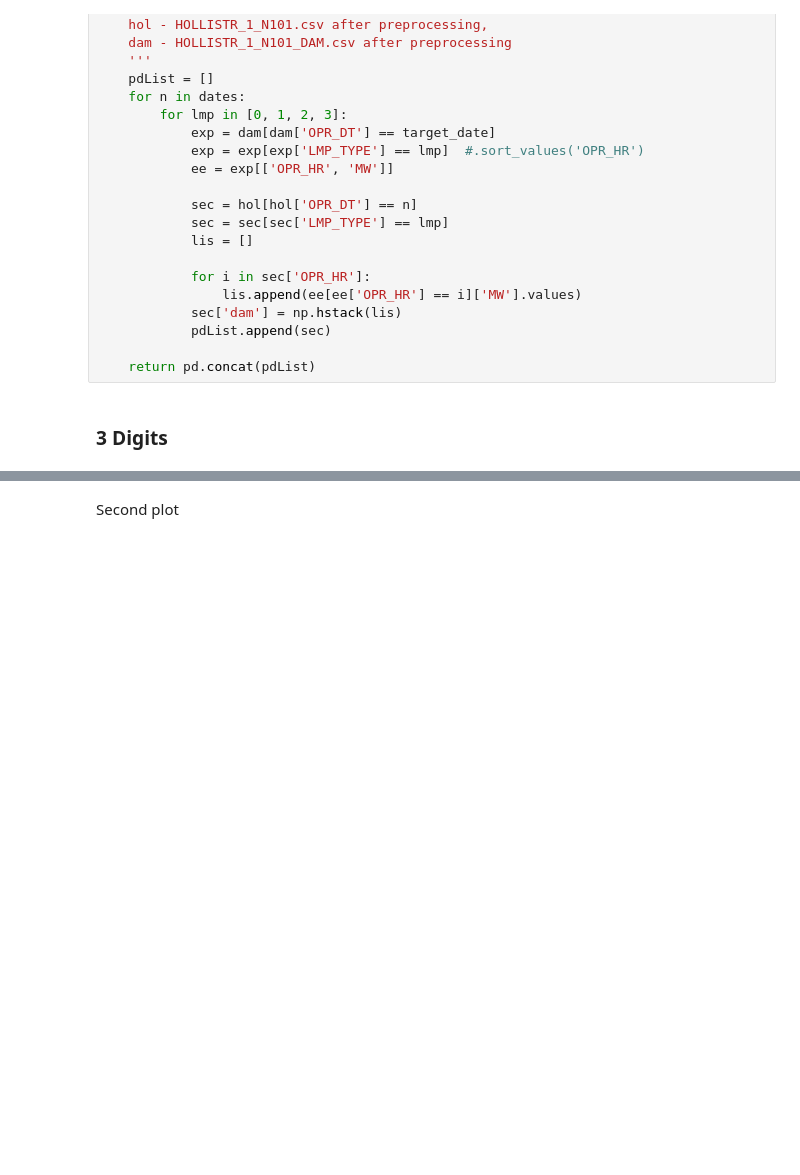
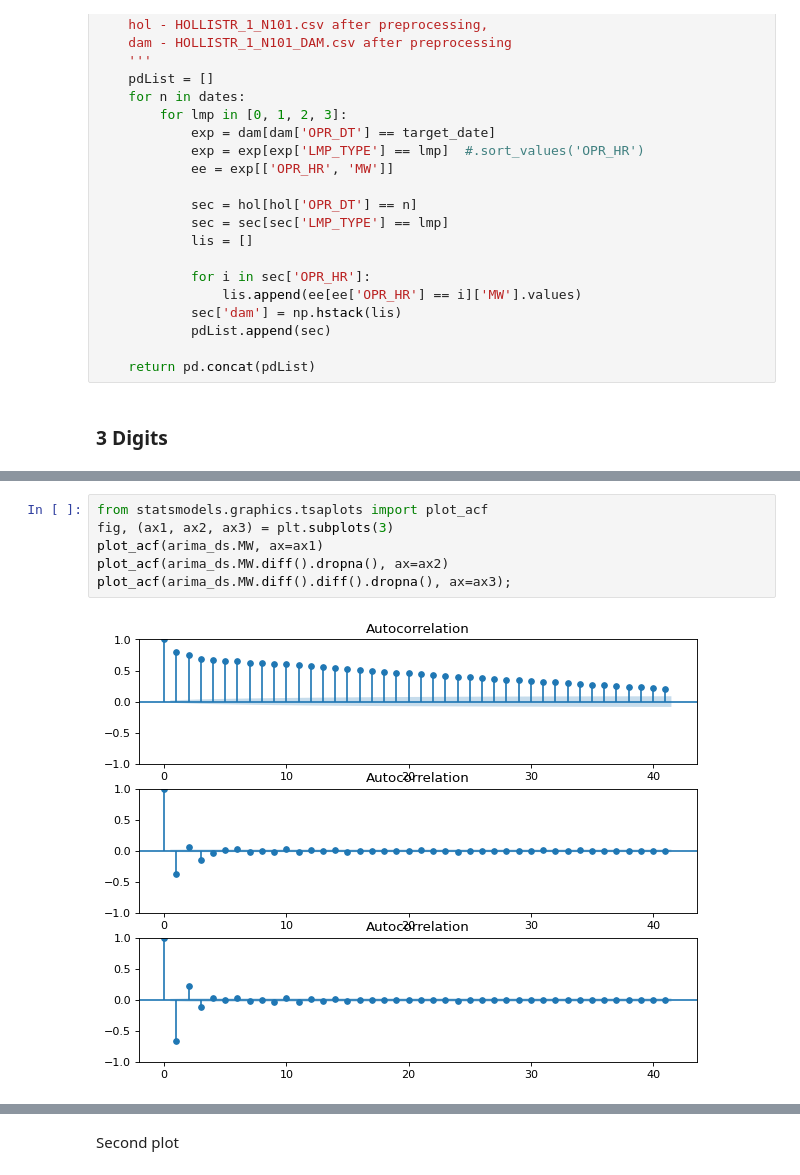
Before and after one commit to yeahartem/electricity, a Jupyter notebook: 3_digits.ipynb, the cells around one changed output, grey strips where cells are left out. Cells and saved outputs as stored; diff of their text form; blank space fills up the shorter version.

```diff
--- a/3_digits.ipynb
+++ b/3_digits.ipynb
@@ -239,0 +288,8 @@ Mean digits for X = 24:
+# %%
+from statsmodels.graphics.tsaplots import plot_acf
+fig, (ax1, ax2, ax3) = plt.subplots(3)
+plot_acf(arima_ds.MW, ax=ax1)
+plot_acf(arima_ds.MW.diff().dropna(), ax=ax2)
+plot_acf(arima_ds.MW.diff().diff().dropna(), ax=ax3);
+# %% [output]
+[figure, added]
```
Also changed, not shown: parts of 11 cells of this notebook.
